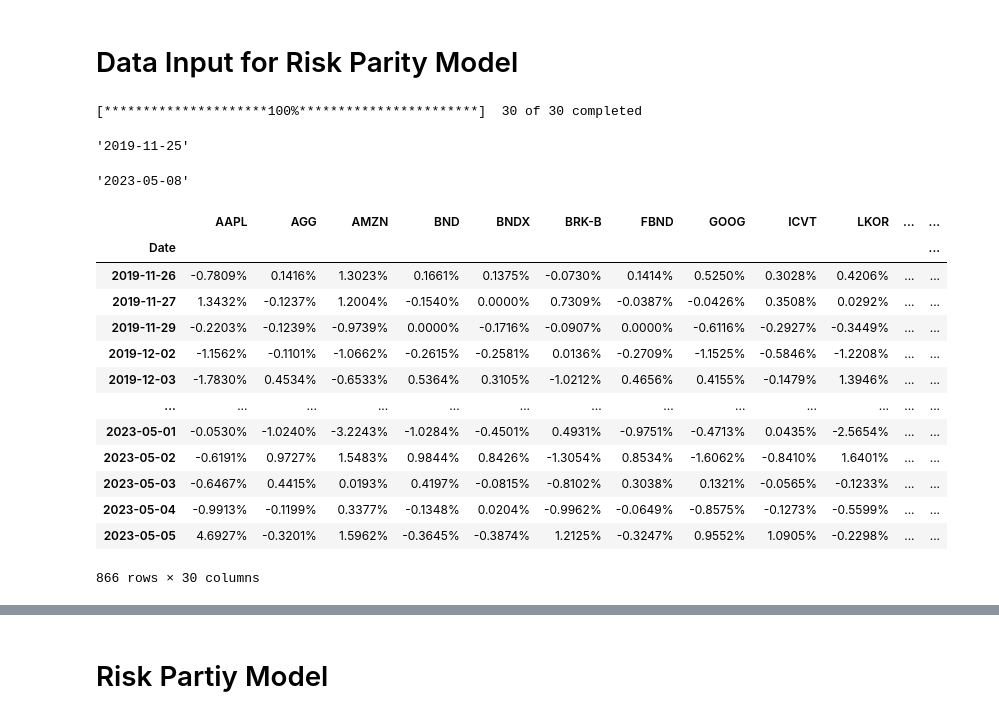
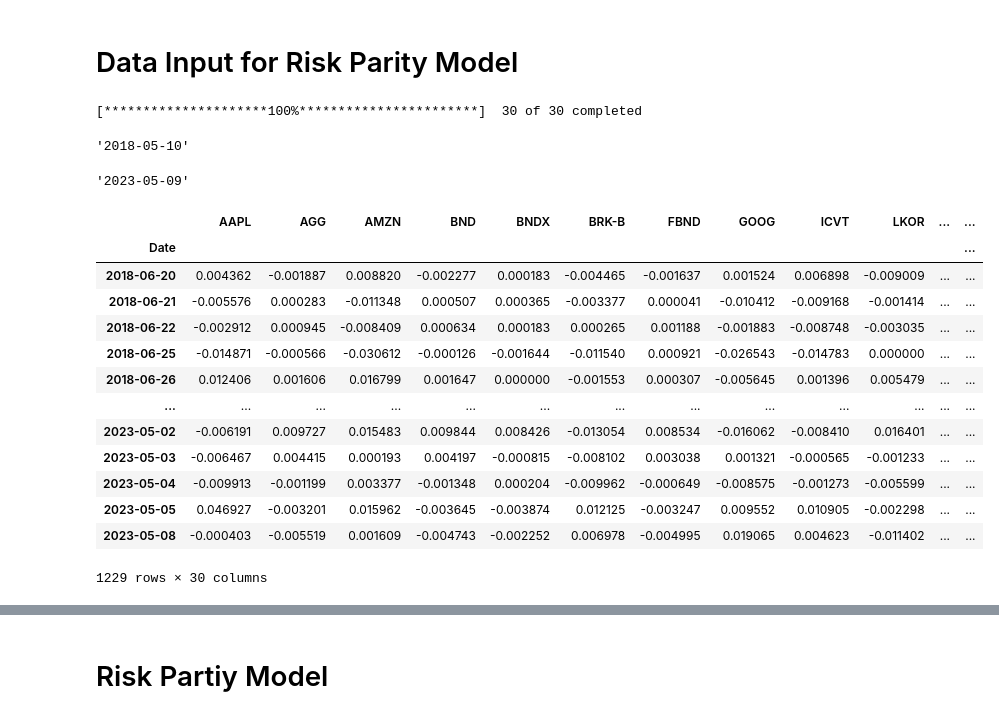
Before and after one commit to ssenhouse/Project1, a Jupyter notebook: fab_five_portfolio_picker.ipynb, the cells around one changed output, grey strips where cells are left out. Saved outputs shown, nothing was run; the diff lists cells and outputs as text; code cells hidden in the pictures.

```diff
--- a/fab_five_portfolio_picker.ipynb
+++ b/fab_five_portfolio_picker.ipynb
@@ -15,7 +15,7 @@ import yfinance as yf
 from MCForecastTools import MCSimulation
 warnings.filterwarnings('ignore')
 
-warnings.filterwarnings("ignore")
-pd.options.display.float_format = '{:.4%}'.format
+#warnings.filterwarnings("ignore")
+#pd.options.display.float_format = '{:.4%}'.format
 # %% [markdown]
 # Client Input Module
@@ -45,44 +47,43 @@ What is the desired timeframe(in # of years) for your investment? 5
 # %% [markdown]
 # Data Input for Risk Parity Model
 # %%
-
 # Date range
 today = datetime.date.today()
-start_date = today - datetime.timedelta(days=252*5) #trading days(252) * amount of years to go back
+start_date = today - datetime.timedelta(days=365*5) #trading days(252) * amount of years to go back
 
 start = start_date.strftime("%Y-%m-%d")
 end = today.strftime("%Y-%m-%d")
 
 # Tickers of assets
 assets = ["XLC", "XLY", "XLP", "XLE", "XLF", "XLV", "XLI", "XLB", "XLRE", "XLK", "XLU", "AAPL", "MSFT", "NVDA", "AMZN", "BRK-B",
          "GOOG", "META", "UNH", "XOM", "AGG", "BND", "LQD", "VCIT", "BNDX", "TMF", "TLT", "ICVT", "LKOR", "FBND"]
 assets.sort()
 
 # Downloading data
 og_data = yf.download(assets, start = start, end = end)
 data = og_data.loc[:,('Adj Close', slice(None))]
 data.columns = assets
 
 Y = data[assets].pct_change().dropna()
 
 display(start)
 display(end)
 display(Y)
 # %% [output]
 [*********************100%***********************]  30 of 30 completed
-'2019-11-25'
+'2018-05-10'
-'2023-05-08'
+'2023-05-09'
 |  | AAPL | AGG | AMZN | BND | BNDX | BRK-B | FBND | GOOG | ICVT | LKOR | ... | ... |
 | Date |  |  |  |  |  |  |  |  |  |  |  | ... |
-| 2019-11-26 | -0.7809% | 0.1416% | 1.3023% | 0.1661% | 0.1375% | -0.0730% | 0.1414% | 0.5250% | 0.3028% | 0.4206% | ... | ... |
-| 2019-11-27 | 1.3432% | -0.1237% | 1.2004% | -0.1540% | 0.0000% | 0.7309% | -0.0387% | -0.0426% | 0.3508% | 0.0292% | ... | ... |
-| 2019-11-29 | -0.2203% | -0.1239% | -0.9739% | 0.0000% | -0.1716% | -0.0907% | 0.0000% | -0.6116% | -0.2927% | -0.3449% | ... | ... |
-| 2019-12-02 | -1.1562% | -0.1101% | -1.0662% | -0.2615% | -0.2581% | 0.0136% | -0.2709% | -1.1525% | -0.5846% | -1.2208% | ... | ... |
-| 2019-12-03 | -1.7830% | 0.4534% | -0.6533% | 0.5364% | 0.3105% | -1.0212% | 0.4656% | 0.4155% | -0.1479% | 1.3946% | ... | ... |
+| 2018-06-20 | 0.004362 | -0.001887 | 0.008820 | -0.002277 | 0.000183 | -0.004465 | -0.001637 | 0.001524 | 0.006898 | -0.009009 | ... | ... |
+| 2018-06-21 | -0.005576 | 0.000283 | -0.011348 | 0.000507 | 0.000365 | -0.003377 | 0.000041 | -0.010412 | -0.009168 | -0.001414 | ... | ... |
+| 2018-06-22 | -0.002912 | 0.000945 | -0.008409 | 0.000634 | 0.000183 | 0.000265 | 0.001188 | -0.001883 | -0.008748 | -0.003035 | ... | ... |
+| 2018-06-25 | -0.014871 | -0.000566 | -0.030612 | -0.000126 | -0.001644 | -0.011540 | 0.000921 | -0.026543 | -0.014783 | 0.000000 | ... | ... |
+| 2018-06-26 | 0.012406 | 0.001606 | 0.016799 | 0.001647 | 0.000000 | -0.001553 | 0.000307 | -0.005645 | 0.001396 | 0.005479 | ... | ... |
 | ... | ... | ... | ... | ... | ... | ... | ... | ... | ... | ... | ... | ... |
-| 2023-05-01 | -0.0530% | -1.0240% | -3.2243% | -1.0284% | -0.4501% | 0.4931% | -0.9751% | -0.4713% | 0.0435% | -2.5654% | ... | ... |
-| 2023-05-02 | -0.6191% | 0.9727% | 1.5483% | 0.9844% | 0.8426% | -1.3054% | 0.8534% | -1.6062% | -0.8410% | 1.6401% | ... | ... |
-| 2023-05-03 | -0.6467% | 0.4415% | 0.0193% | 0.4197% | -0.0815% | -0.8102% | 0.3038% | 0.1321% | -0.0565% | -0.1233% | ... | ... |
-| 2023-05-04 | -0.9913% | -0.1199% | 0.3377% | -0.1348% | 0.0204% | -0.9962% | -0.0649% | -0.8575% | -0.1273% | -0.5599% | ... | ... |
-| 2023-05-05 | 4.6927% | -0.3201% | 1.5962% | -0.3645% | -0.3874% | 1.2125% | -0.3247% | 0.9552% | 1.0905% | -0.2298% | ... | ... |
+| 2023-05-02 | -0.006191 | 0.009727 | 0.015483 | 0.009844 | 0.008426 | -0.013054 | 0.008534 | -0.016062 | -0.008410 | 0.016401 | ... | ... |
+| 2023-05-03 | -0.006467 | 0.004415 | 0.000193 | 0.004197 | -0.000815 | -0.008102 | 0.003038 | 0.001321 | -0.000565 | -0.001233 | ... | ... |
+| 2023-05-04 | -0.009913 | -0.001199 | 0.003377 | -0.001348 | 0.000204 | -0.009962 | -0.000649 | -0.008575 | -0.001273 | -0.005599 | ... | ... |
+| 2023-05-05 | 0.046927 | -0.003201 | 0.015962 | -0.003645 | -0.003874 | 0.012125 | -0.003247 | 0.009552 | 0.010905 | -0.002298 | ... | ... |
+| 2023-05-08 | -0.000403 | -0.005519 | 0.001609 | -0.004743 | -0.002252 | 0.006978 | -0.004995 | 0.019065 | 0.004623 | -0.011402 | ... | ... |
-866 rows × 30 columns
+1229 rows × 30 columns
```
Also changed, not shown: parts of 16 cells of this notebook, 1 other file.
